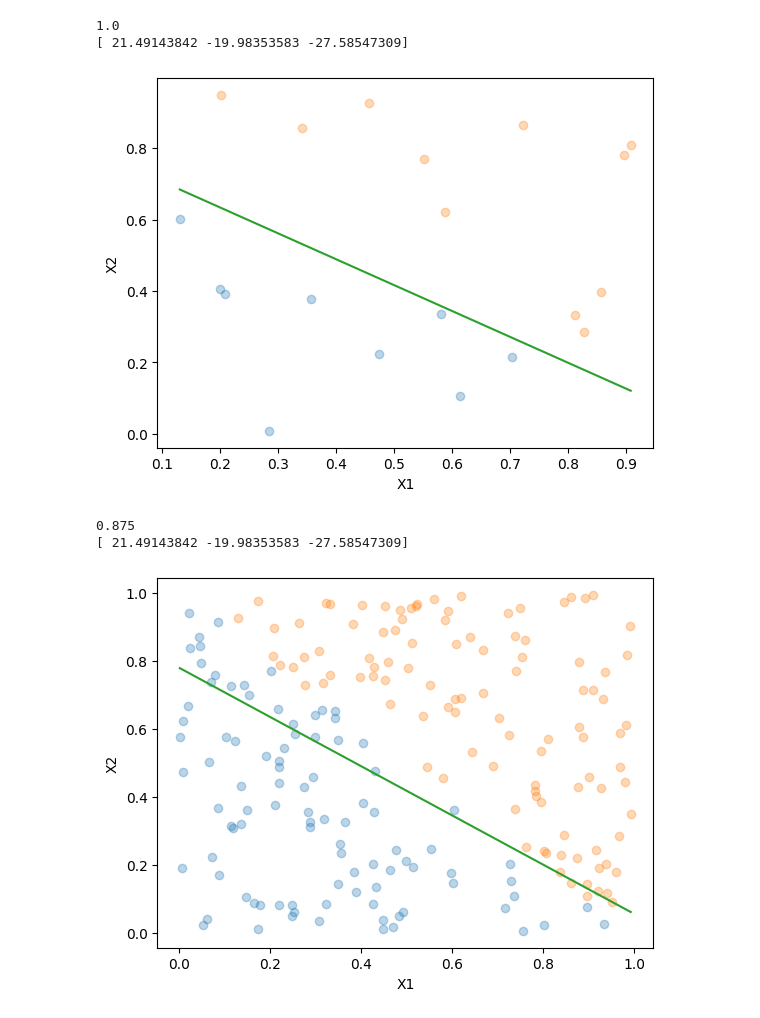
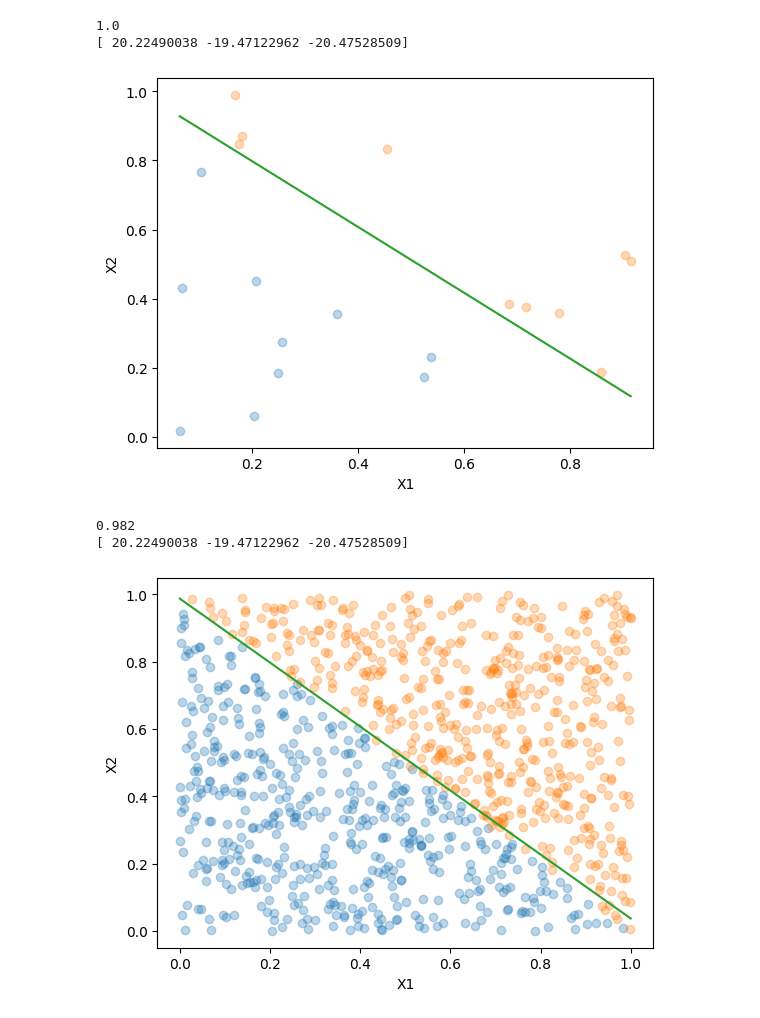
Before and after one commit to marcelogarret/rna, a Jupyter notebook: RNA_aula01_perceptron.ipynb, the cells around one changed output. Cells and saved outputs as stored; diff of their text form; code cells hidden in the pictures.

```diff
--- a/RNA_aula01_perceptron.ipynb
+++ b/RNA_aula01_perceptron.ipynb
@@ -3,7 +3,7 @@
 # %%
 import numpy as np
 
-def criaDataset(n=20, slop=[2, 1], intercept=-0.4):
+def criaDataset(n=20, slop=[2, 1], intercept=0):
     X = np.random.uniform(size=(n,2))
     AUX = np.multiply(X, slop)-[0, intercept]
     y = np.array(AUX[:,0]>AUX[:,1], dtype=int)*2-1
@@ -59,3 +59,6 @@ plotHiperplano(X,y,vetor_hiperplano, intercept)
+# %%
+def sign(a):
+  return (a >= 0) * 2 - 1
 # %%
 from sklearn.base import BaseEstimator, ClassifierMixin
 from sklearn.metrics import accuracy_score
@@ -68,6 +71,7 @@ def include_bias(X):
 class Perceptron(BaseEstimator, ClassifierMixin):
   def __init__(self, max_iter=100):
     self.w = None
+    self.activation = sign
     self.max_iter = max_iter
 
   def fit(self, X, Y):
@@ -83,8 +87,9 @@ class Perceptron(BaseEstimator, ClassifierMixin):
 
   def predict(self, X):
     Xb = include_bias(X)
-    ypred = Xb @ self.w
-    return (ypred > 0) * 2 - 1
+    a = Xb @ self.w
+    ypred = self.activation(a)
+    return ypred
 
 perceptron = Perceptron()
 perceptron.fit(X, y)
@@ -96,17 +101,17 @@ plotDataset(X, y)
 plotHiperplano(X, y, perceptron.w[1:], perceptron.w[0])
 # %% [output]
 1.0
-[ 21.49143842 -19.98353583 -27.58547309]
+[ 20.22490038 -19.47122962 -20.47528509]
-[figure, old version]
+[figure, new version]
 # %%
-Xte, yte = criaDataset(200, slop, intercept)
+Xte, yte = criaDataset(1000, slop, intercept)
 ypred = perceptron.predict(Xte)
 print(accuracy_score(yte, ypred))
 print(perceptron.w)
 plotDataset(Xte, yte)
 # plotDataset(X, ypred)
 plotHiperplano(Xte, yte, perceptron.w[1:], perceptron.w[0])
 # %% [output]
-0.875
-[ 21.49143842 -19.98353583 -27.58547309]
+0.982
+[ 20.22490038 -19.47122962 -20.47528509]
-[figure, old version]
+[figure, new version]
```
Also changed, not shown: parts of 3 cells of this notebook.
